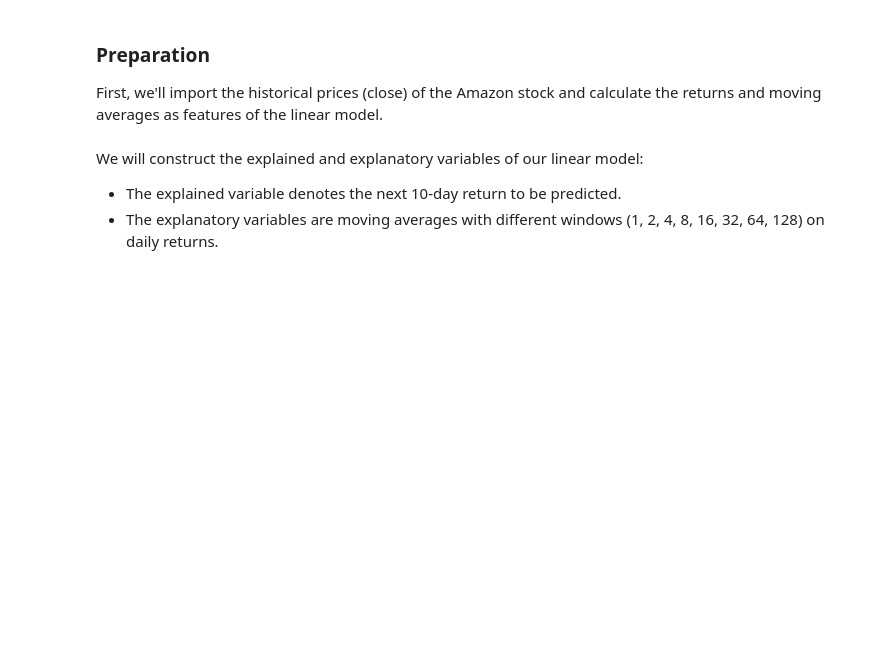
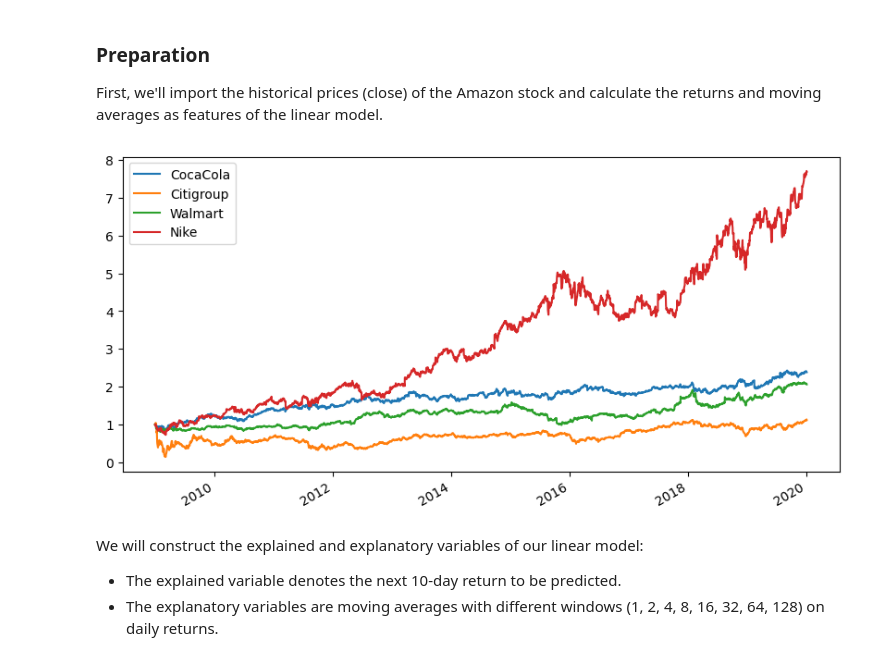
Before and after one commit to emilesgt/Machine_Learning_Asset_Management_2, a Jupyter notebook: TD2_Student.ipynb, the cells around one changed output. Drawn from its saved outputs; the diff is of its cells as text; code cells hidden in the pictures; blank space fills up the shorter version.

Commit message:
import and explained variables

```diff
--- a/TD2_Student.ipynb
+++ b/TD2_Student.ipynb
@@ -15,19 +15,29 @@ First, we'll import the historical prices (close) of the Amazon stock and calcul
 # %%
 import numpy as np
 import pandas as pd
 import matplotlib.pyplot as plt
 
 import statsmodels.api as sm
 from sklearn.preprocessing import StandardScaler
 
-#### Import data ####
-stock_price = pd.read_excel("TD2_Amazon.xlsx", sheet_name = 0, index_col = [0], header = [0])
+# ---- Import data ----
+stock_price = pd.read_csv(
+    "TD2_MVO.csv",
+    sep=";",
+    index_col=0,
+    parse_dates=True,
+    dayfirst=True
+)
+
 stock_price.index.name = None
-stock_price.index = pd.to_datetime(stock_price.index, format = "%Y-%m-%d")
 
-#### Plot historical prices ####
-stock_price_normalised = stock_price/stock_price.iloc[0]
-stock_price_normalised.plot(figsize = (10, 5), grid = False, linewidth = 1.5)
+# ---- Plot historical prices ----
+stock_price_normalised = stock_price / stock_price.iloc[0]
+ax = stock_price_normalised.plot(figsize=(10, 5), linewidth=1.5, grid=False)
+
+plt.show()
+# %% [output]
+[figure, added]
 # %% [markdown]
 We will construct the explained and explanatory variables of our linear model:
 * The explained variable denotes the next 10-day return to be predicted.
```
Also changed, not shown: parts of 1 cell of this notebook.
